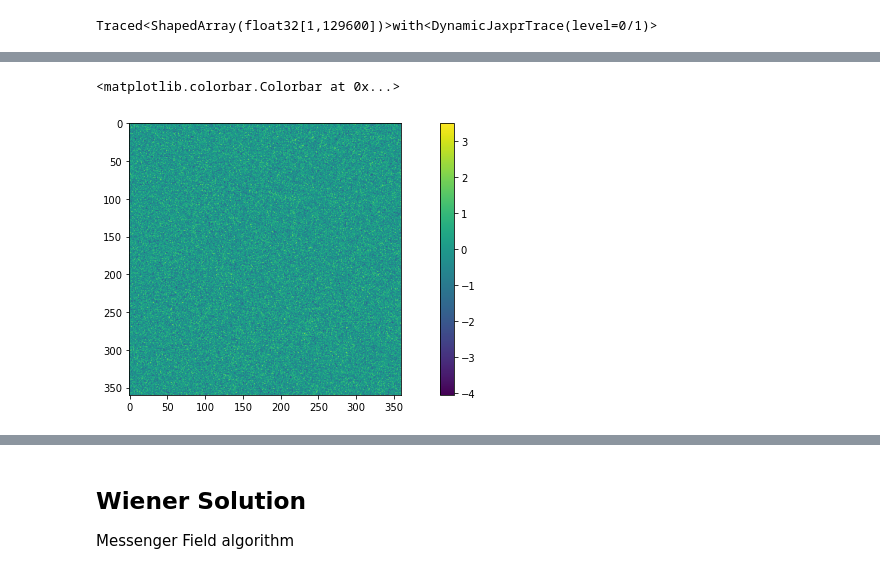
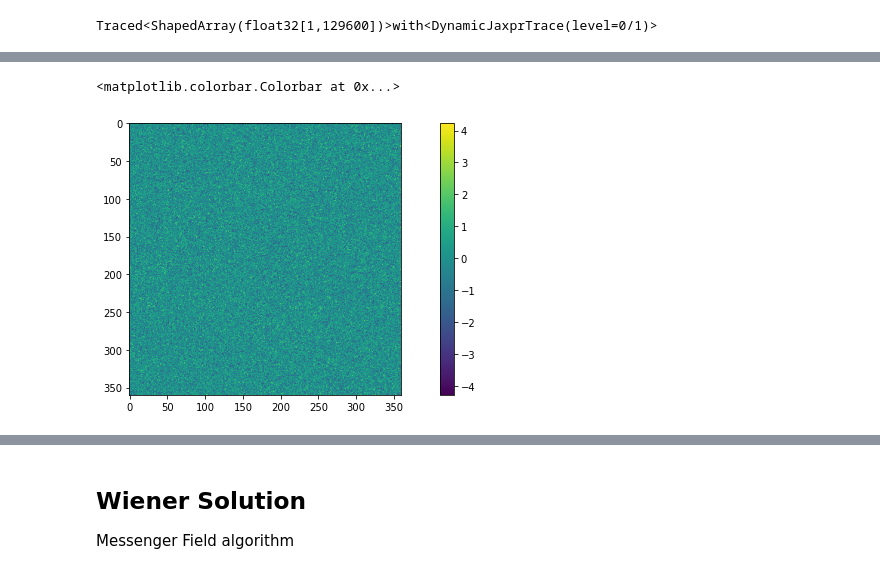
Before and after one commit to CosmoStat/jax-lensing, a Jupyter notebook: papers/Remy2021/WienerGaussianPrior.ipynb, the cells around one changed output, grey strips where cells are left out. Saved outputs shown, nothing was run; the diff lists cells and outputs as text; code cells hidden in the pictures.

```diff
--- a/papers/Remy2021/WienerGaussianPrior.ipynb
+++ b/papers/Remy2021/WienerGaussianPrior.ipynb
@@ -173,22 +146,22 @@ from jax_lensing.samplers.score_samplers import ScoreHamiltonianMonteCarlo, Scor
 from jax_lensing.samplers.tempered_sampling import TemperedMC
 # %%
 import numpy as onp
-#sigma_gamma = 0.15
+
 batch_size = 50
 
-initial_temperature = 0.8
-delta_tmp = initial_temperature #onp.sqrt(initial_temperature**2 - 0.148**2)
-initial_step_size = 0.009
+initial_temperature = 1.
+initial_step_size = 0.013
 min_steps_per_temp = 10
-#init_image = (delta_tmp*randn(1,360,360)).reshape((-1, 360*360,)).astype('float32')
+
 init_image, _ = ks93(mask[...,0]*masked_true_shear[...,0], mask[...,0]*masked_true_shear[...,1])
 init_image = jnp.expand_dims(init_image, axis=0)
 init_image = jnp.repeat(init_image, batch_size, axis=0)
-init_image += (delta_tmp*onp.random.randn(batch_size,360,360))
-#init_image = init_image.reshape((-1, 360*360,)).astype('float32')
+
+init_image += (initial_temperature*onp.random.randn(batch_size,360,360))
+
 
 imshow(init_image[2,...].reshape(360, 360))
 colorbar()
 # %% [output]
 <matplotlib.colorbar.Colorbar at 0x...>
-[figure, old version]
+[figure, new version]
```
Also changed, not shown: parts of 43 cells of this notebook.
